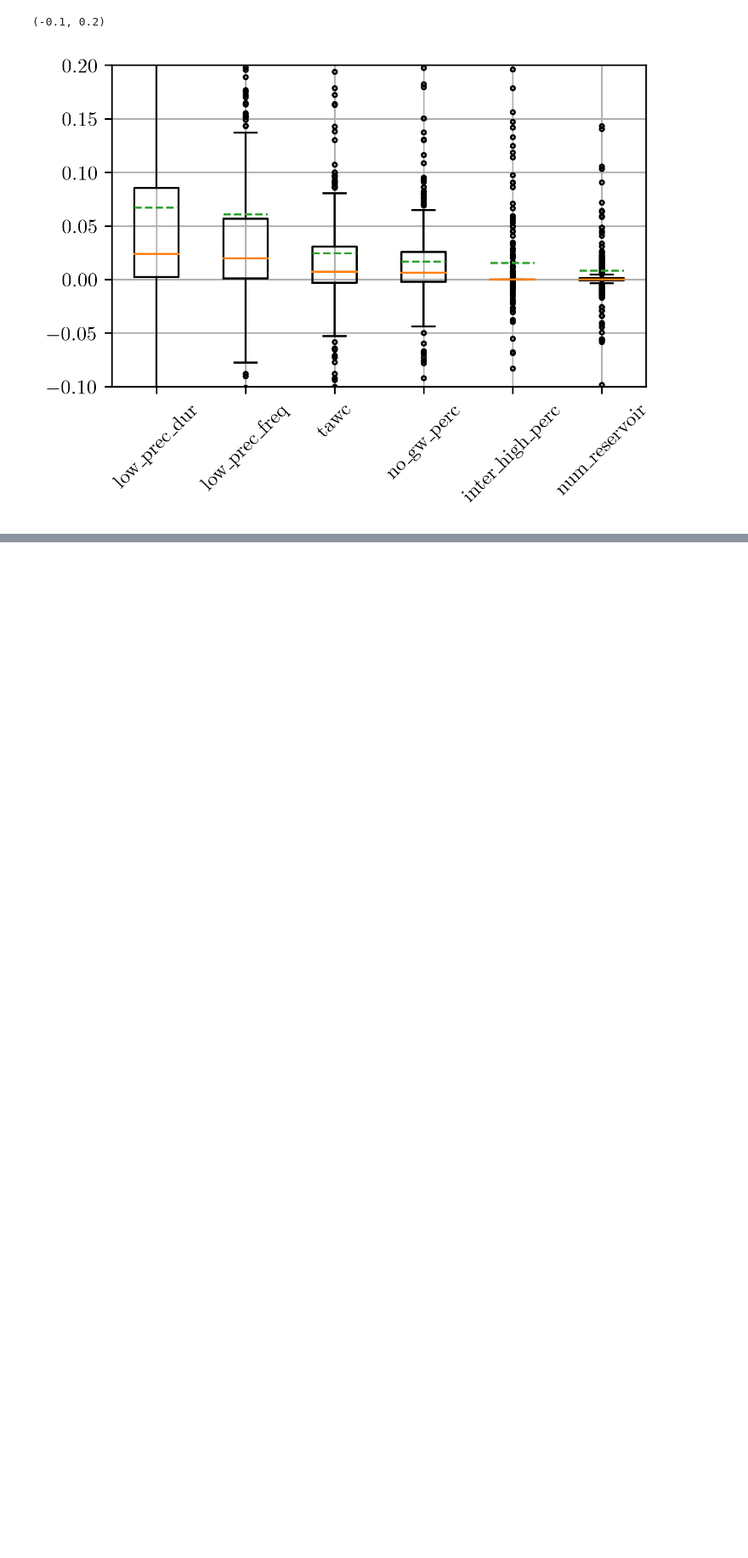
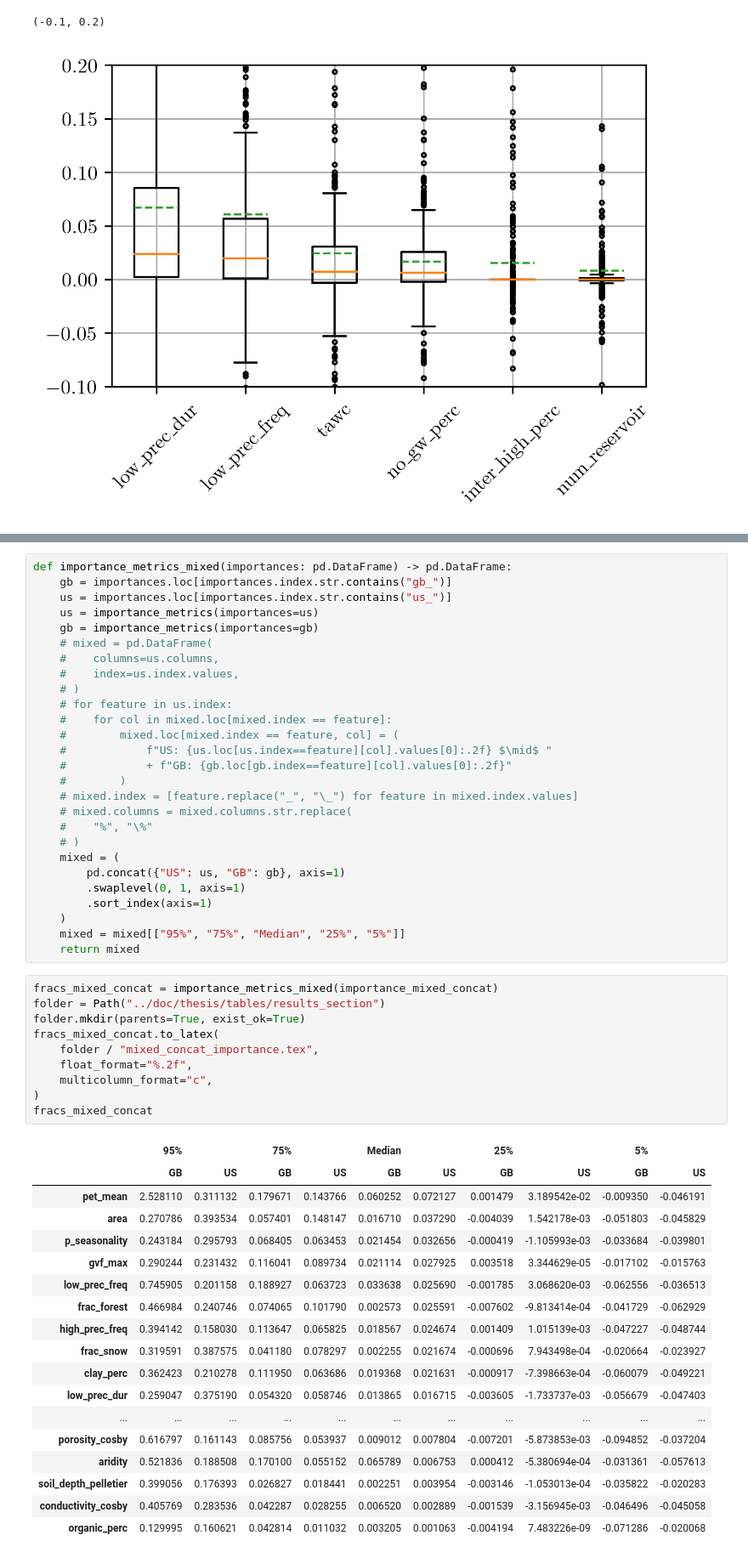
Before and after one commit to bernharl/Master-Thesis, a Jupyter notebook: notebooks/permutation_test.ipynb, the cells around one changed output, grey strips where cells are left out. Shown at 85% size. Drawn from its saved outputs; the diff is of its cells as text; blank space fills up the shorter version.

Commit message:
Create mixed_concat importance

```diff
--- a/notebooks/permutation_test.ipynb
+++ b/notebooks/permutation_test.ipynb
@@ -899,0 +941,56 @@ ax.set_ylim([-0.1, 0.2])
+# %%
+def importance_metrics_mixed(importances: pd.DataFrame) -> pd.DataFrame:
+    gb = importances.loc[importances.index.str.contains("gb_")]
+    us = importances.loc[importances.index.str.contains("us_")]
+    us = importance_metrics(importances=us)
+    gb = importance_metrics(importances=gb)
+    # mixed = pd.DataFrame(
+    #    columns=us.columns,
+    #    index=us.index.values,
+    # )
+    # for feature in us.index:
+    #    for col in mixed.loc[mixed.index == feature]:
+    #        mixed.loc[mixed.index == feature, col] = (
+    #            f"US: {us.loc[us.index==feature][col].values[0]:.2f} $\mid$ "
+    #            + f"GB: {gb.loc[gb.index==feature][col].values[0]:.2f}"
+    #        )
+    # mixed.index = [feature.replace("_", "\_") for feature in mixed.index.values]
+    # mixed.columns = mixed.columns.str.replace(
+    #    "%", "\%"
+    # )
+    mixed = (
+        pd.concat({"US": us, "GB": gb}, axis=1)
+        .swaplevel(0, 1, axis=1)
+        .sort_index(axis=1)
+    )
+    mixed = mixed[["95%", "75%", "Median", "25%", "5%"]]
+    return mixed
+# %%
+fracs_mixed_concat = importance_metrics_mixed(importance_mixed_concat)
+folder = Path("../doc/thesis/tables/results_section")
+folder.mkdir(parents=True, exist_ok=True)
+fracs_mixed_concat.to_latex(
+    folder / "mixed_concat_importance.tex",
+    float_format="%.2f",
+    multicolumn_format="c",
+)
+fracs_mixed_concat
+# %% [output]
+|  | 95% |  | 75% |  | Median |  | 25% |  | 5% |  |
+|  | GB | US | GB | US | GB | US | GB | US | GB | US |
+| pet_mean | 2.528110 | 0.311132 | 0.179671 | 0.143766 | 0.060252 | 0.072127 | 0.001479 | 3.189542e-02 | -0.009350 | -0.046191 |
+| area | 0.270786 | 0.393534 | 0.057401 | 0.148147 | 0.016710 | 0.037290 | -0.004039 | 1.542178e-03 | -0.051803 | -0.045829 |
+| p_seasonality | 0.243184 | 0.295793 | 0.068405 | 0.063453 | 0.021454 | 0.032656 | -0.000419 | -1.105993e-03 | -0.033684 | -0.039801 |
+| gvf_max | 0.290244 | 0.231432 | 0.116041 | 0.089734 | 0.021114 | 0.027925 | 0.003518 | 3.344629e-05 | -0.017102 | -0.015763 |
+| low_prec_freq | 0.745905 | 0.201158 | 0.188927 | 0.063723 | 0.033638 | 0.025690 | -0.001785 | 3.068620e-03 | -0.062556 | -0.036513 |
+| frac_forest | 0.466984 | 0.240746 | 0.074065 | 0.101790 | 0.002573 | 0.025591 | -0.007602 | -9.813414e-04 | -0.041729 | -0.062929 |
+| high_prec_freq | 0.394142 | 0.158030 | 0.113647 | 0.065825 | 0.018567 | 0.024674 | 0.001409 | 1.015139e-03 | -0.047227 | -0.048744 |
+| frac_snow | 0.319591 | 0.387575 | 0.041180 | 0.078297 | 0.002255 | 0.021674 | -0.000696 | 7.943498e-04 | -0.020664 | -0.023927 |
+| clay_perc | 0.362423 | 0.210278 | 0.111950 | 0.063686 | 0.019368 | 0.021631 | -0.000917 | -7.398663e-04 | -0.060079 | -0.049221 |
+| low_prec_dur | 0.259047 | 0.375190 | 0.054320 | 0.058746 | 0.013865 | 0.016715 | -0.003605 | -1.733737e-03 | -0.056679 | -0.047403 |
+| ... | ... | ... | ... | ... | ... | ... | ... | ... | ... | ... |
+| porosity_cosby | 0.616797 | 0.161143 | 0.085756 | 0.053937 | 0.009012 | 0.007804 | -0.007201 | -5.873853e-03 | -0.094852 | -0.037204 |
+| aridity | 0.521836 | 0.188508 | 0.170100 | 0.055152 | 0.065789 | 0.006753 | 0.000412 | -5.380694e-04 | -0.031361 | -0.057613 |
+| soil_depth_pelletier | 0.399056 | 0.176393 | 0.026827 | 0.018441 | 0.002251 | 0.003954 | -0.003146 | -1.053013e-04 | -0.035822 | -0.020283 |
+| conductivity_cosby | 0.405769 | 0.283536 | 0.042287 | 0.028255 | 0.006520 | 0.002889 | -0.001539 | -3.156945e-03 | -0.046496 | -0.045058 |
+| organic_perc | 0.129995 | 0.160621 | 0.042814 | 0.011032 | 0.003205 | 0.001063 | -0.004194 | 7.483226e-09 | -0.071286 | -0.020068 |
```
Also changed, not shown: parts of 3 cells of this notebook.
